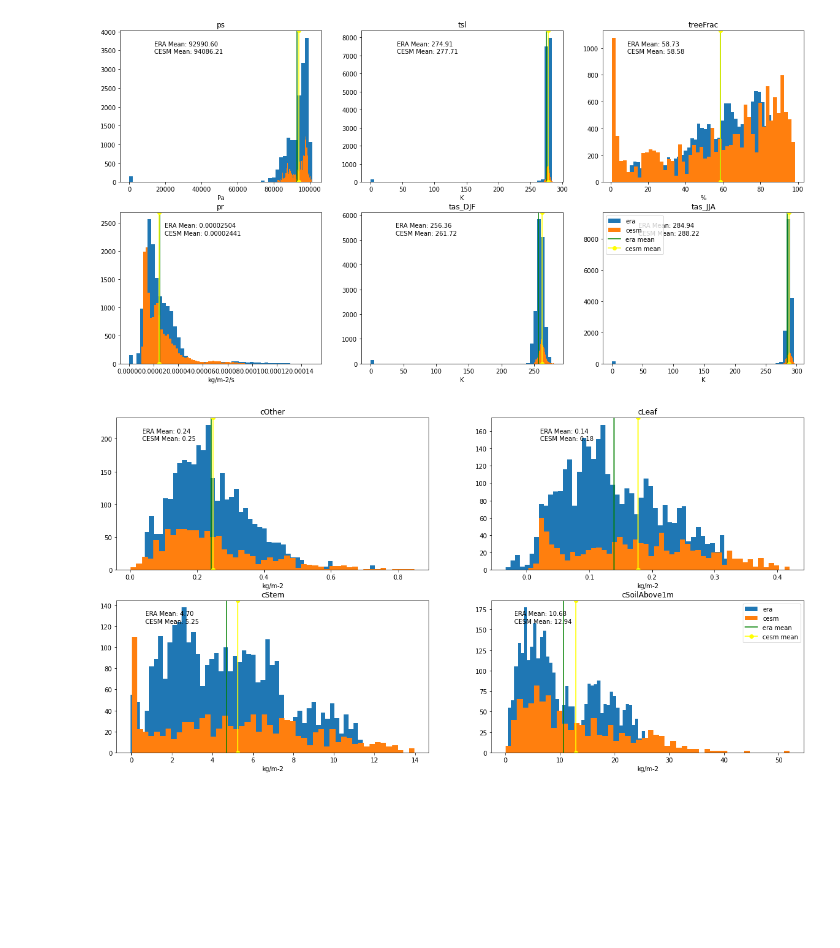
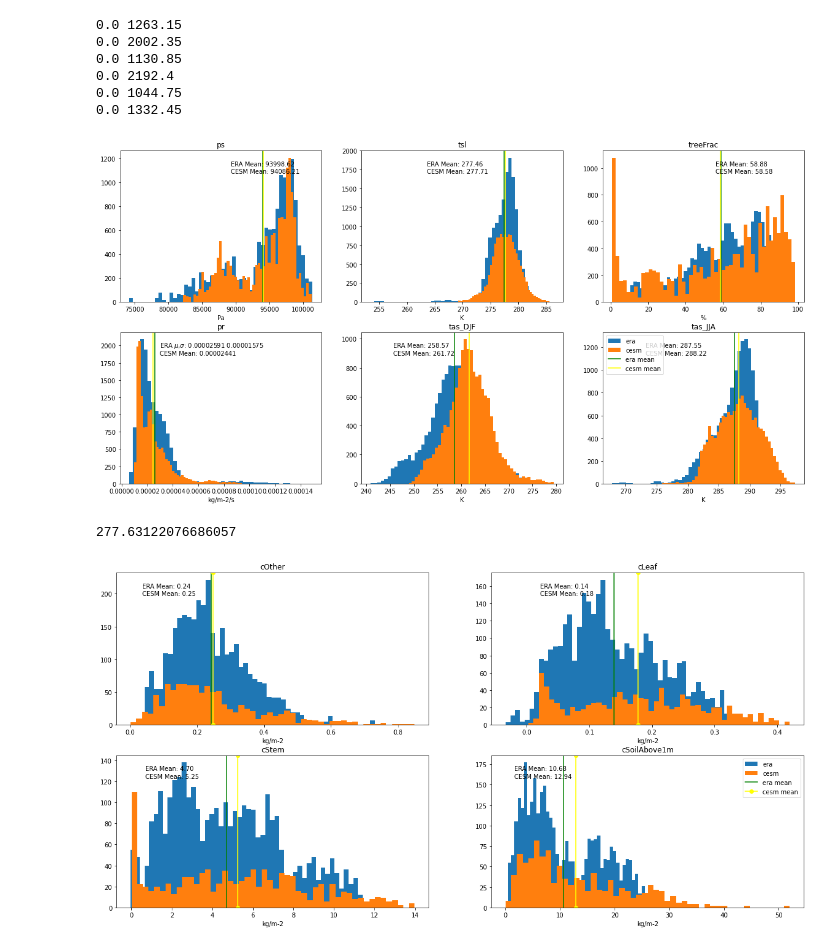
Before and after one commit to grahamclyne/thesis, a Jupyter notebook: variable_distribution_plots.ipynb, the cells around one changed output. Cells and saved outputs as stored; diff of their text form; code cells hidden in the pictures; blank space fills up the shorter version.

Commit message:
adding tsl sensitivity analysis and new plot scripts

```diff
--- a/variable_distribution_plots.ipynb
+++ b/variable_distribution_plots.ipynb
@@ -4,43 +4,51 @@ import pandas as pd
 era = pd.read_csv(f'data/cleaned_observed_ann_input.csv')
 cesm = pd.read_csv(f'data/cesm_data_variant.csv')
 inferred = pd.read_csv('data/forest_carbon_observed_lstm.csv')
-cols = cesm.columns.append(pd.Index(['variant']))
-cesm = cesm.reset_index()
-cesm.columns = cols
-cesm = cesm[cesm['# year'] >= 1985]
-cesm = cesm.groupby(['# year','lat','lon']).mean().reset_index()
+cesm = cesm[cesm['year'] >= 1985]
+cesm = cesm.groupby(['year','lat','lon']).mean().reset_index()
 era = era[era.year < 2015]
-cesm_output = cesm[cesm['# year'] >= 2013]
+cesm_output = cesm[cesm['year'] >= 2013]
 # %%
 import matplotlib.pyplot as plt
 f,ax = plt.subplots(2,3,figsize=(20,10))
 ax = ax.flatten()
 inputs = ['ps','tsl','treeFrac','pr','tas_DJF','tas_JJA']
 input_units = ['Pa','K','%','kg/m-2/s','K','K']
 for var_index in range(0,len(inputs)):
     era[inputs[var_index]].hist(ax=ax[var_index],bins=50,label='era')
     cesm[inputs[var_index]].hist(ax=ax[var_index],bins=50,label='cesm')
     ax[var_index].set_xlabel(input_units[var_index])
     ax[var_index].axvline(x=era[inputs[var_index]].mean(),color='green',label='era mean')
-    ax[var_index].axvline(x=cesm[inputs[var_index]].mean(),color='yellow',label='cesm mean',marker='o')
+    ax[var_index].axvline(x=cesm[inputs[var_index]].mean(),color='yellow',label='cesm mean')
     ax[var_index].title.set_text(inputs[var_index])
     ax[var_index].grid(False)
     # ax[var_index].grid=False
     # plt.hist(era[inputs[var_index]],ax=ax[var_index],bins=100,label='era')
     # plt.hist(cesm[inputs[var_index]],ax=ax[var_index],bins=100,label='cesm')
     min_ylim, max_ylim = ax[var_index].get_ylim()
+    print(min_ylim,max_ylim)
     if(inputs[var_index] == 'pr'):
-        ax[var_index].text(x=era[inputs[var_index]].mean()*1.15,y=.9*max_ylim,s='ERA Mean: {:.8f}'.format(era[inputs[var_index]].mean()))
+        ax[var_index].text(x=era[inputs[var_index]].mean()*1.15,y=.9*max_ylim,s='ERA $\mu$,$\sigma$: {:.8f} {:.8f}'.format(era[inputs[var_index]].mean(),era[inputs[var_index]].std()))
         ax[var_index].text(x=era[inputs[var_index]].mean()*1.15,y=.85*max_ylim,s='CESM Mean: {:.8f}'.format(cesm[inputs[var_index]].mean()))
     else:
-        ax[var_index].text(x=era[inputs[var_index]].mean()*.15,y=.9*max_ylim,s='ERA Mean: {:.2f}'.format(era[inputs[var_index]].mean()))
-        ax[var_index].text(x=era[inputs[var_index]].mean()*.15,y=.85*max_ylim,s='CESM Mean: {:.2f}'.format(cesm[inputs[var_index]].mean()))
+        ax[var_index].text(x=era[inputs[var_index]].mean()*.95,y=.9*max_ylim,s='ERA Mean: {:.2f}'.format(era[inputs[var_index]].mean()))
+        ax[var_index].text(x=era[inputs[var_index]].mean()*.95,y=.85*max_ylim,s='CESM Mean: {:.2f}'.format(cesm[inputs[var_index]].mean()))
 
 plt.legend()
 
 plt.show()
 # %% [output]
+0.0 1263.15
+0.0 2002.35
+0.0 1130.85
+0.0 2192.4
+0.0 1044.75
+0.0 1332.45
-[figure, old version]
+[figure, new version]
+# %%
+era['tsl'].where(era['tsl'] != 0).mean() #era.where(era['tsl'] == 0))
+# %% [output]
+277.63122076686057
 # %%
 f,ax = plt.subplots(2,2,figsize=(20,10))
 ax = ax.flatten()
```
Also changed, not shown: 18 other files.
